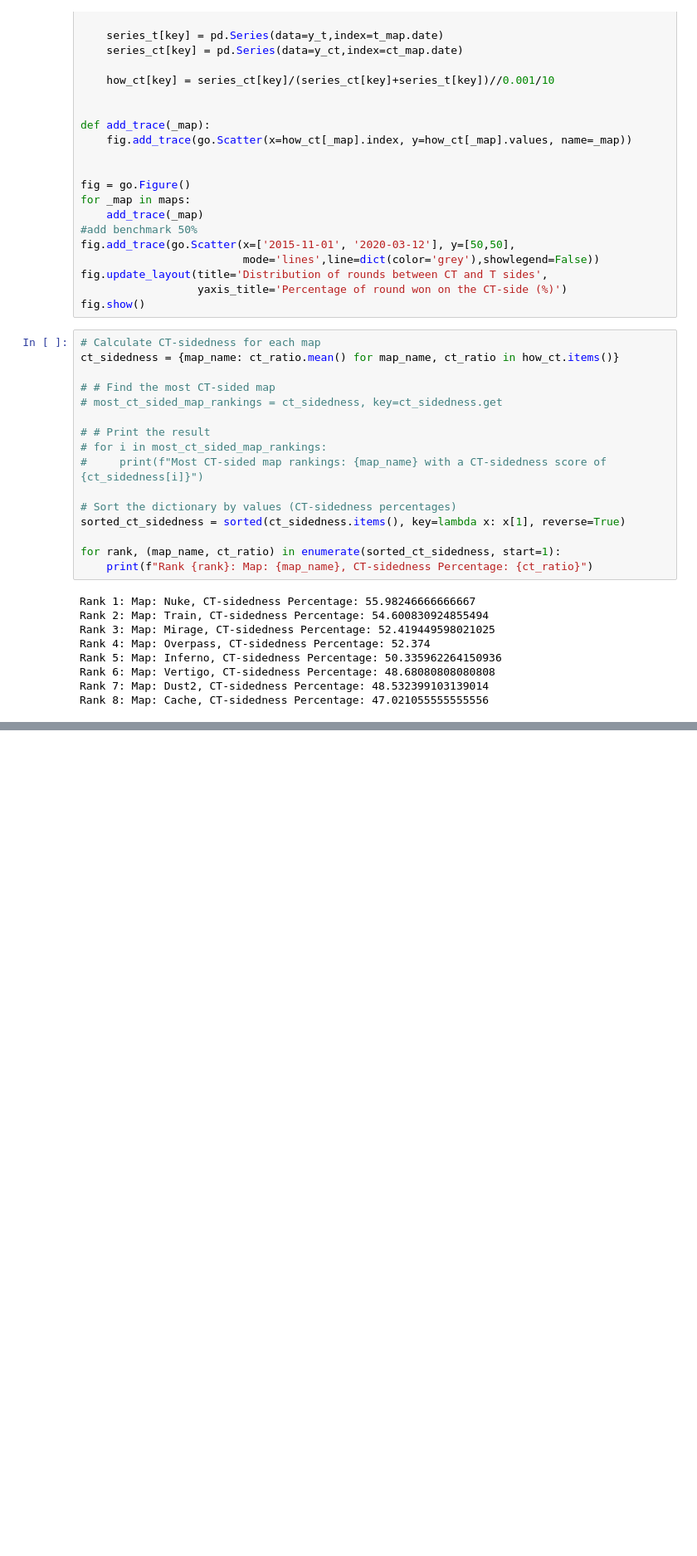
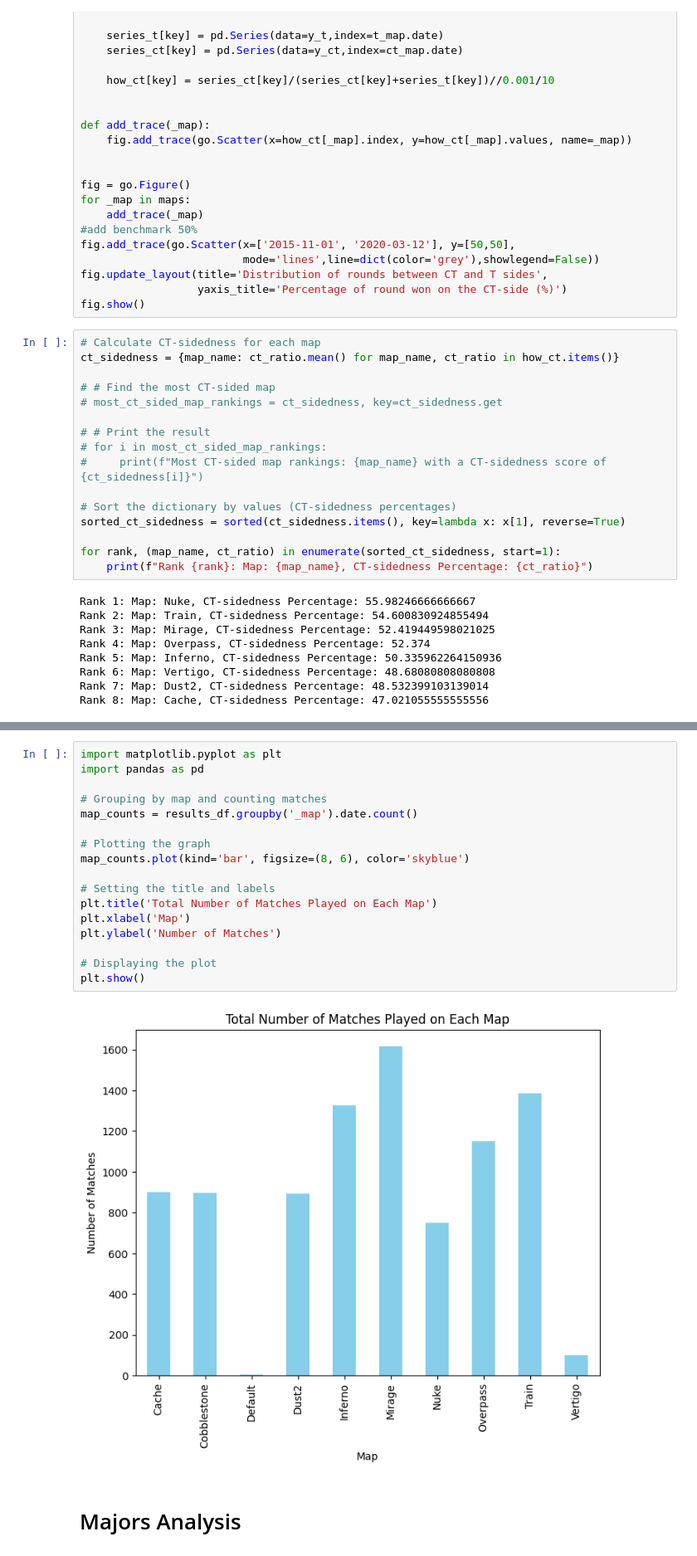
Before and after one commit to bron322/CSGOProPlayersAnalysis, a Jupyter notebook: CSGOProPlayerAnalysis.ipynb, the cells around one changed output, grey strips where cells are left out. Shown at 83% size. Saved outputs shown, nothing was run; the diff lists cells and outputs as text; blank space fills up the shorter version.

Commit message:
player analysis and map analysis

```diff
--- a/CSGOProPlayerAnalysis.ipynb
+++ b/CSGOProPlayerAnalysis.ipynb
@@ -149,0 +167,21 @@ Rank 8: Map: Cache, CT-sidedness Percentage: 47.021055555555556
+# %%
+import matplotlib.pyplot as plt
+import pandas as pd
+
+# Grouping by map and counting matches
+map_counts = results_df.groupby('_map').date.count()
+
+# Plotting the graph
+map_counts.plot(kind='bar', figsize=(8, 6), color='skyblue')
+
+# Setting the title and labels
+plt.title('Total Number of Matches Played on Each Map')
+plt.xlabel('Map')
+plt.ylabel('Number of Matches')
+
+# Displaying the plot
+plt.show()
+# %% [output]
+[figure, added]
+# %% [markdown]
+# Majors Analysis
```
Also changed, not shown: parts of 37 cells of this notebook.
